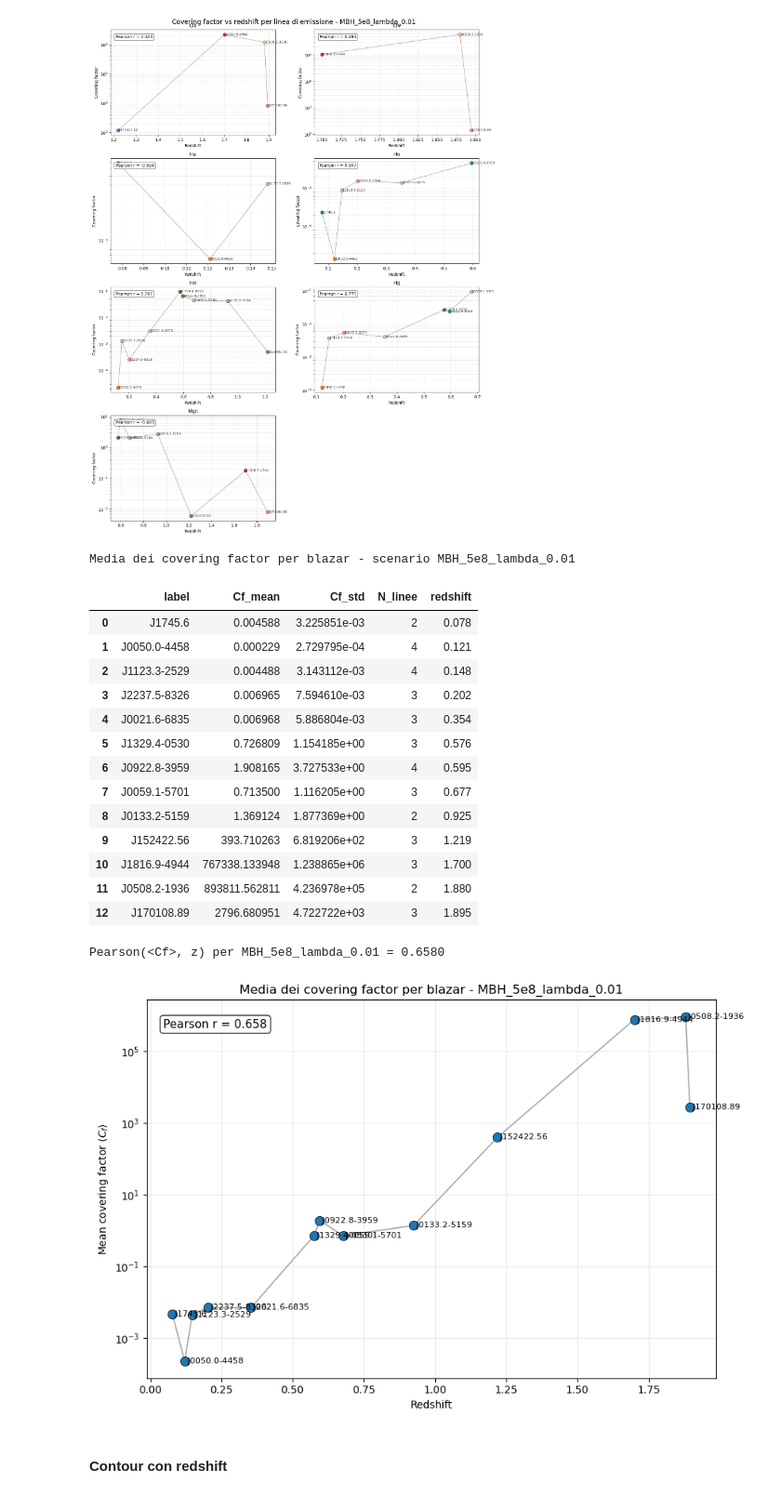
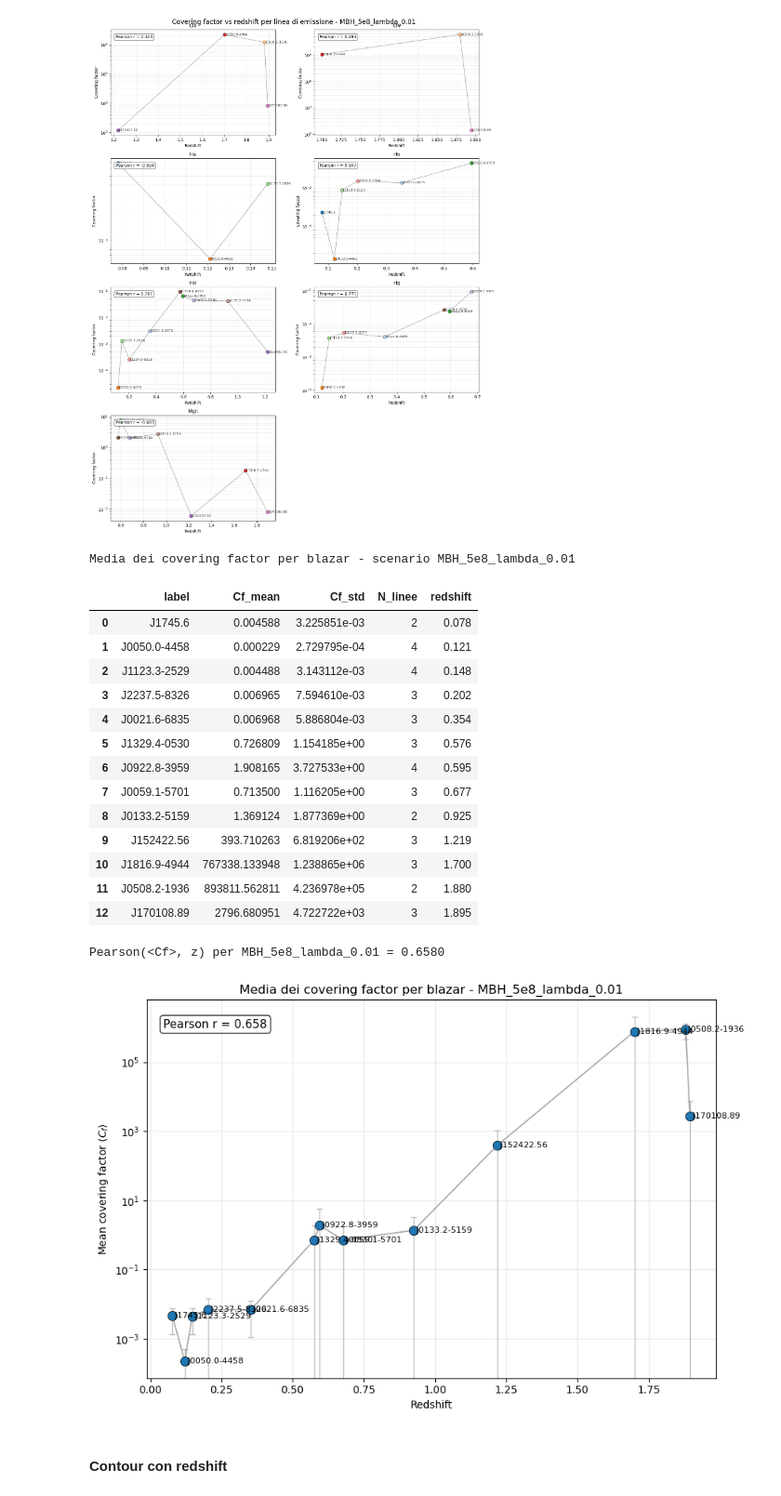
Before and after one commit to maddaba/Programmi_per_tesi, a Jupyter notebook: PRIMA_PARTE_calcolo_cf.ipynb, the cells around one changed output. Shown at 93% size. Drawn from its saved outputs; the diff is of its cells as text; code cells hidden in the pictures.

```diff
--- a/PRIMA_PARTE_calcolo_cf.ipynb
+++ b/PRIMA_PARTE_calcolo_cf.ipynb
@@ -1045,8 +1029,7 @@ for _, row in df_cf_mean_blazar.iterrows():
         ha="left"
     )
 
-# Barre d'errore facoltative
-"""
+# Barre d'errore per la deviazione standard del covering factor
 ax.errorbar(
     df_cf_mean_blazar["redshift"],
     df_cf_mean_blazar["Cf_mean"],
@@ -1058,7 +1041,7 @@ ax.errorbar(
     capsize=3,
     zorder=0
 )
-"""
+
 
 ax.text(
     0.03, 0.95,
@@ -1068,34 +1051,34 @@ ax.text(
     va="top",
     fontsize=11,
     bbox=dict(boxstyle="round", facecolor="white", alpha=0.8)
 )
 
 ax.set_xlabel("Redshift")
 ax.set_ylabel(r"Mean covering factor $\langle C_f \rangle$")
 ax.set_title(f"Media dei covering factor per blazar - {scenario_scelto}")
 ax.set_yscale("log")
 ax.grid(True, which="both", alpha=0.25)
 
 plt.tight_layout()
 plt.show()
 # %% [output]
 Media dei covering factor per blazar - scenario MBH_5e8_lambda_0.01
 |  | label | Cf_mean | Cf_std | N_linee | redshift |
 | 0 | J1745.6 | 0.004588 | 3.225851e-03 | 2 | 0.078 |
 | 1 | J0050.0-4458 | 0.000229 | 2.729795e-04 | 4 | 0.121 |
 | 2 | J1123.3-2529 | 0.004488 | 3.143112e-03 | 4 | 0.148 |
 | 3 | J2237.5-8326 | 0.006965 | 7.594610e-03 | 3 | 0.202 |
 | 4 | J0021.6-6835 | 0.006968 | 5.886804e-03 | 3 | 0.354 |
 | 5 | J1329.4-0530 | 0.726809 | 1.154185e+00 | 3 | 0.576 |
 | 6 | J0922.8-3959 | 1.908165 | 3.727533e+00 | 4 | 0.595 |
 | 7 | J0059.1-5701 | 0.713500 | 1.116205e+00 | 3 | 0.677 |
 | 8 | J0133.2-5159 | 1.369124 | 1.877369e+00 | 2 | 0.925 |
 | 9 | J152422.56 | 393.710263 | 6.819206e+02 | 3 | 1.219 |
 | 10 | J1816.9-4944 | 767338.133948 | 1.238865e+06 | 3 | 1.700 |
 | 11 | J0508.2-1936 | 893811.562811 | 4.236978e+05 | 2 | 1.880 |
 | 12 | J170108.89 | 2796.680951 | 4.722722e+03 | 3 | 1.895 |
 Pearson(<Cf>, z) per MBH_5e8_lambda_0.01 = 0.6580
-[figure, old version]
+[figure, new version]
 # %% [markdown]
 #### Contour con redshift
 # %% [markdown]
```
Also changed, not shown: parts of 8 cells of this notebook, 2 other files.
